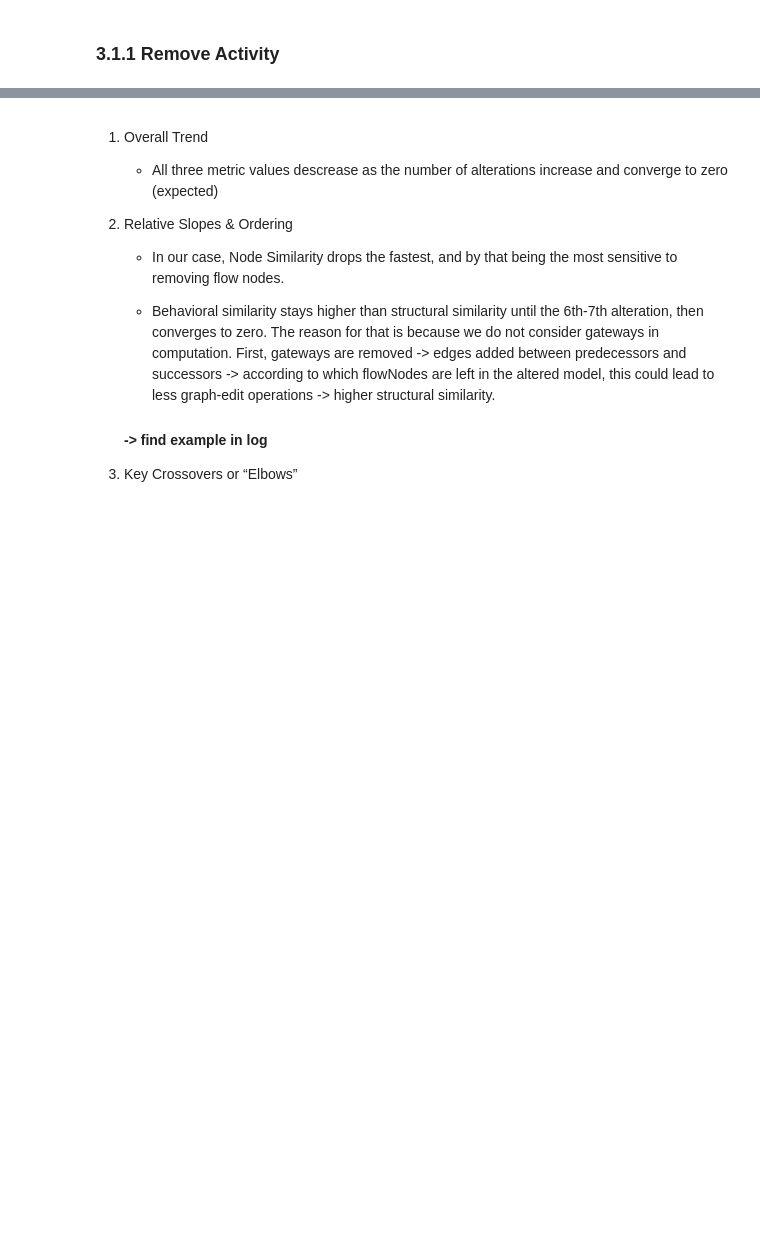
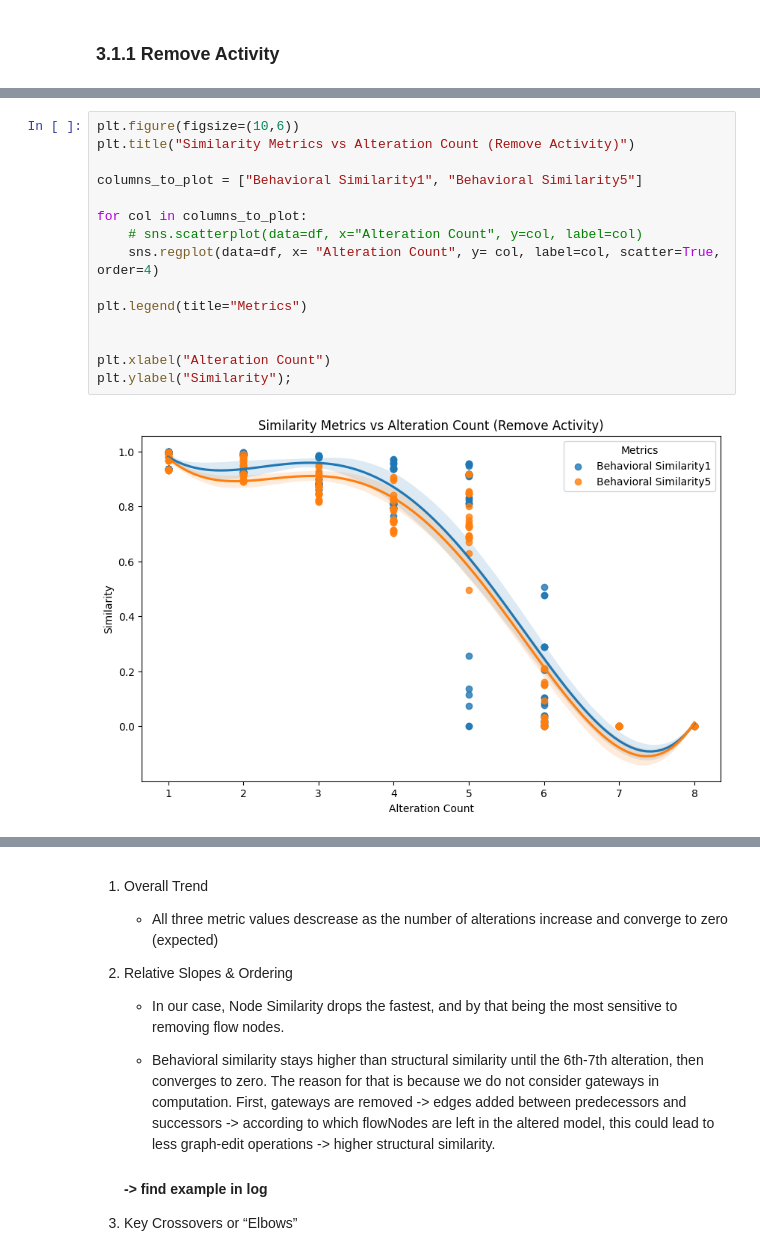
Before and after one commit to jilosius/Quality-metrics-for-process-models, a Jupyter notebook: metric_profiles.ipynb, the cells around one changed output, grey strips where cells are left out. Drawn from its saved outputs; the diff is of its cells as text; blank space fills up the shorter version.

```diff
--- a/metric_profiles.ipynb
+++ b/metric_profiles.ipynb
@@ -113,0 +130,17 @@ Text(0.5, 1.0, 'Similarity Metrics vs Alteration Count (Remove Activity)')
+# %%
+plt.figure(figsize=(10,6))
+plt.title("Similarity Metrics vs Alteration Count (Remove Activity)")
+
+columns_to_plot = ["Behavioral Similarity1", "Behavioral Similarity5"]
+
+for col in columns_to_plot:
+    # sns.scatterplot(data=df, x="Alteration Count", y=col, label=col)
+    sns.regplot(data=df, x= "Alteration Count", y= col, label=col, scatter=True, order=4)
+
+plt.legend(title="Metrics")
+
+
+plt.xlabel("Alteration Count")
+plt.ylabel("Similarity");
+# %% [output]
+[figure, added]
```
Also changed, not shown: parts of 10 cells of this notebook, 22 other files.
